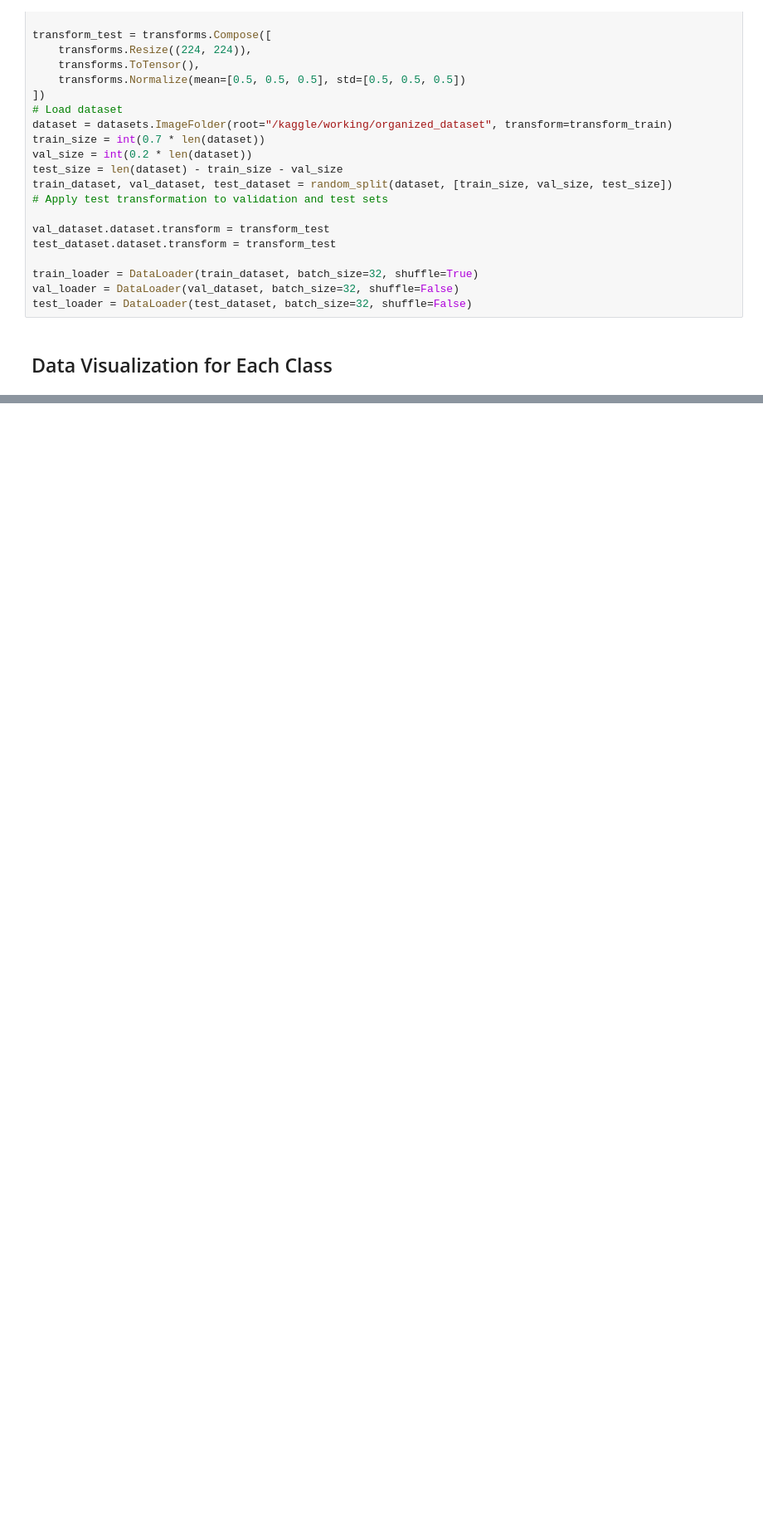
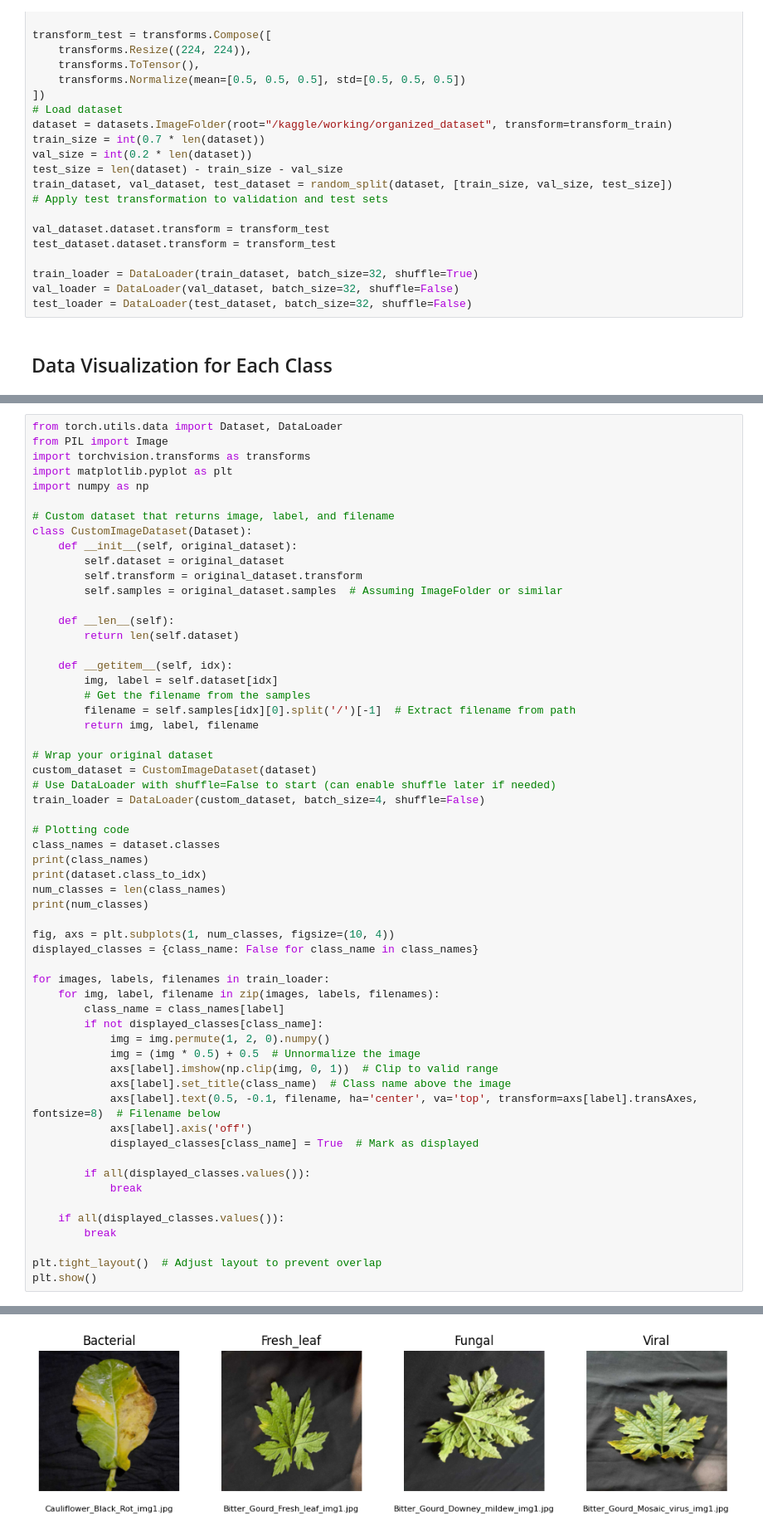
Before and after one commit to sanjana514/CSE366_Project, a Jupyter notebook: CSE366-project.ipynb, the cells around one changed output, grey strips where cells are left out. Shown at 83% size. Cells and saved outputs as stored; diff of their text form; blank space fills up the shorter version.

```diff
--- a/CSE366-project.ipynb
+++ b/CSE366-project.ipynb
@@ -381,0 +342,59 @@ Number of unique Bacterial types: 1
+# %%
+from torch.utils.data import Dataset, DataLoader
+from PIL import Image
+import torchvision.transforms as transforms
+import matplotlib.pyplot as plt
+import numpy as np
+
+# Custom dataset that returns image, label, and filename
+class CustomImageDataset(Dataset):
+    def __init__(self, original_dataset):
+        self.dataset = original_dataset
+        self.transform = original_dataset.transform
+        self.samples = original_dataset.samples  # Assuming ImageFolder or similar
+
+    def __len__(self):
+        return len(self.dataset)
+
+    def __getitem__(self, idx):
+        img, label = self.dataset[idx]
+        # Get the filename from the samples
+        filename = self.samples[idx][0].split('/')[-1]  # Extract filename from path
+        return img, label, filename
+
+# Wrap your original dataset
+custom_dataset = CustomImageDataset(dataset)
+# Use DataLoader with shuffle=False to start (can enable shuffle later if needed)
+train_loader = DataLoader(custom_dataset, batch_size=4, shuffle=False)
+
+# Plotting code
+class_names = dataset.classes
+print(class_names)
+print(dataset.class_to_idx)
+num_classes = len(class_names)
+print(num_classes)
+
+fig, axs = plt.subplots(1, num_classes, figsize=(10, 4))
+displayed_classes = {class_name: False for class_name in class_names}
+
+for images, labels, filenames in train_loader:
+    for img, label, filename in zip(images, labels, filenames):
+        class_name = class_names[label]
+        if not displayed_classes[class_name]:
+            img = img.permute(1, 2, 0).numpy()
+            img = (img * 0.5) + 0.5  # Unnormalize the image
+            axs[label].imshow(np.clip(img, 0, 1))  # Clip to valid range
+            axs[label].set_title(class_name)  # Class name above the image
+            axs[label].text(0.5, -0.1, filename, ha='center', va='top', transform=axs[label].transAxes, fontsize=8)  # Filename below
+            axs[label].axis('off')
+            displayed_classes[class_name] = True  # Mark as displayed
+
+        if all(displayed_classes.values()):
+            break
+
+    if all(displayed_classes.values()):
+        break
+
+plt.tight_layout()  # Adjust layout to prevent overlap
+plt.show()
+# %% [output]
@@ -381,0 +404 @@ Number of unique Bacterial types: 1
+[figure, added]
```
Also changed, not shown: parts of 5 cells of this notebook.
